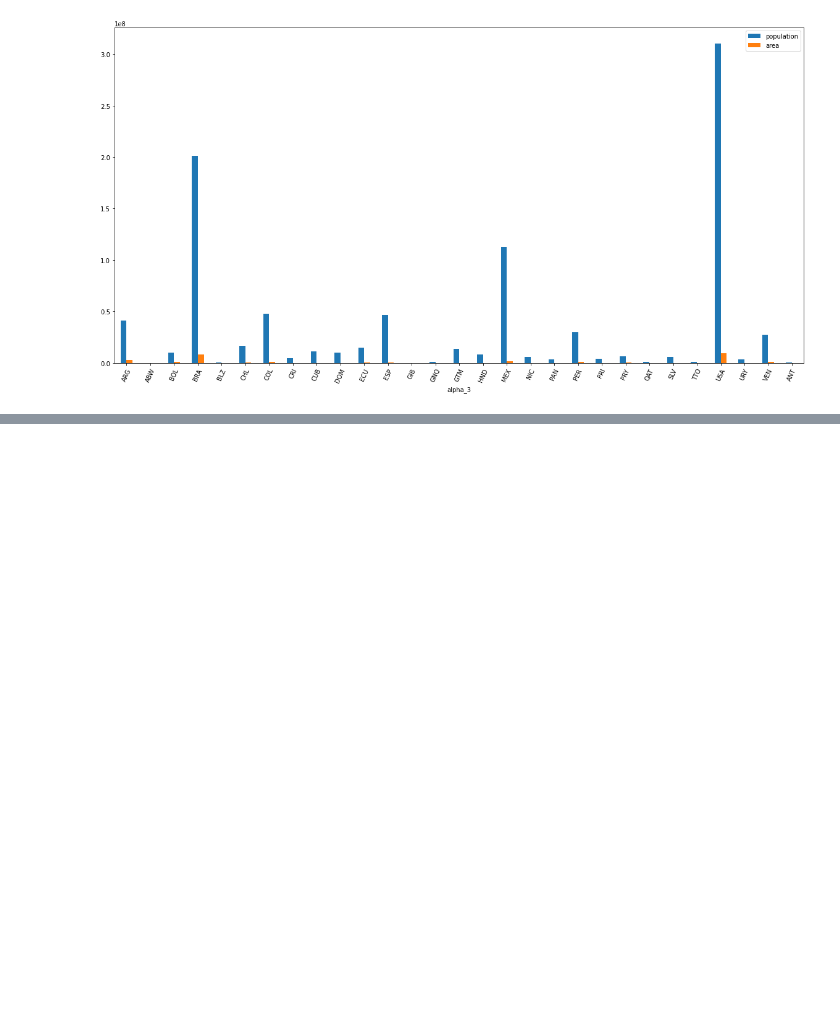
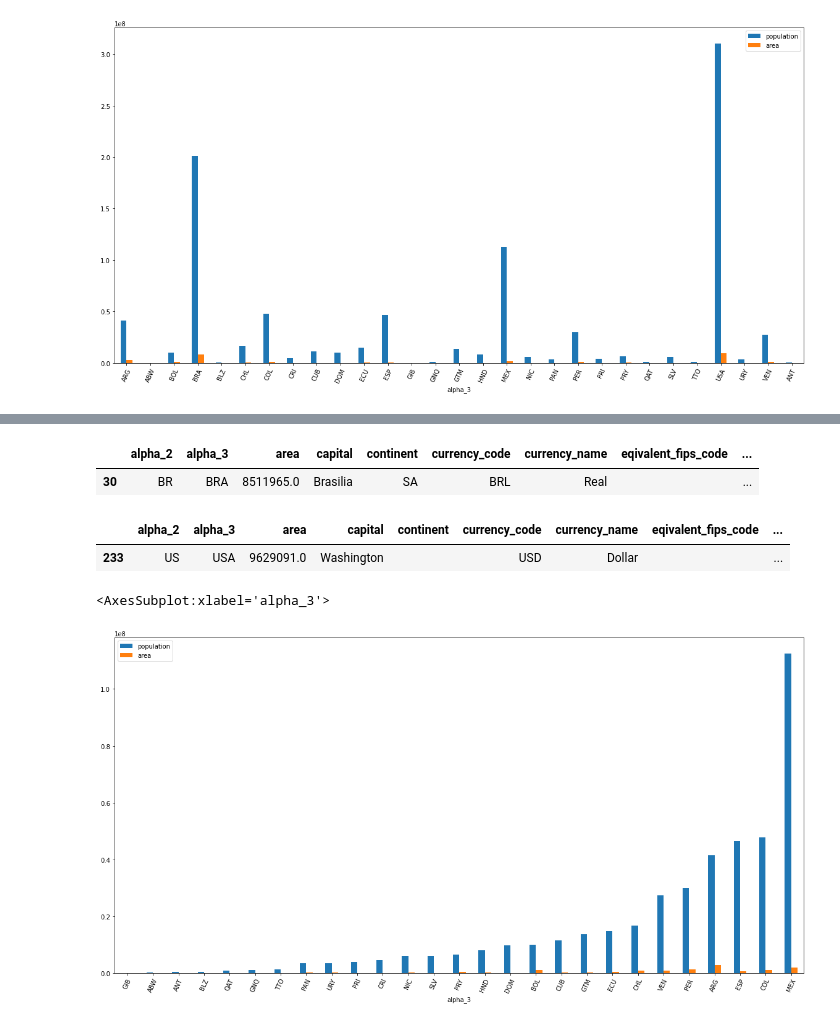
Before and after one commit to aobando20/Machine-learning, a Jupyter notebook: Caso Analisis Caso 1.ipynb, the cells around one changed output, grey strips where cells are left out. Cells and saved outputs as stored; diff of their text form; code cells hidden in the pictures; blank space fills up the shorter version.

```diff
--- a/Caso Analisis Caso 1.ipynb
+++ b/Caso Analisis Caso 1.ipynb
@@ -191,8 +192,9 @@ def find_anomalies(data):
     for index, row in data.iterrows():
         outlier = row # # obtener primer columna
         # print(outlier)
-        if (outlier.iloc[0] > upper_limit.iloc[0]) or (outlier.iloc[0] &lt; lower_limit.iloc[0]):
+        if (outlier.iloc[0] > upper_limit.iloc[0]) or (outlier.iloc[0] < lower_limit.iloc[0]):
             anomalies.append(index)
+
     return anomalies
 
 find_anomalies(df_espanol.set_index('alpha_3')[['population']])
@@ -200,0 +205,16 @@ SyntaxError: invalid syntax (<ipython-input-18-e26fa1ea84bc>, line 21)
+# %%
+df_espanol.loc[df_espanol["alpha_3"]=="BRA"]
+# %% [output]
+|  | alpha_2 | alpha_3 | area | capital | continent | currency_code | currency_name | eqivalent_fips_code | ... |
+| 30 | BR | BRA | 8511965.0 | Brasilia | SA | BRL | Real |  | ... |
+# %%
+df_espanol.loc[df_espanol["alpha_3"]=="USA"]
+# %% [output]
+|  | alpha_2 | alpha_3 | area | capital | continent | currency_code | currency_name | eqivalent_fips_code | ... |
+| 233 | US | USA | 9629091.0 | Washington |  | USD | Dollar |  | ... |
+# %%
+df_espanol.drop([30,233], inplace=True)
+df_espanol.set_index('alpha_3')[['population','area']].sort_values(["population"]).plot(kind='bar',rot=65,figsize=(20,10))
+# %% [output]
+<AxesSubplot:xlabel='alpha_3'>
+[figure, added]
```
Also changed, not shown: parts of 3 cells of this notebook.
